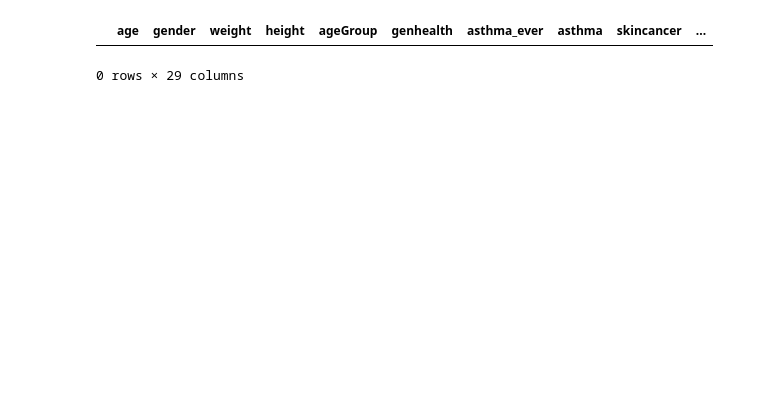
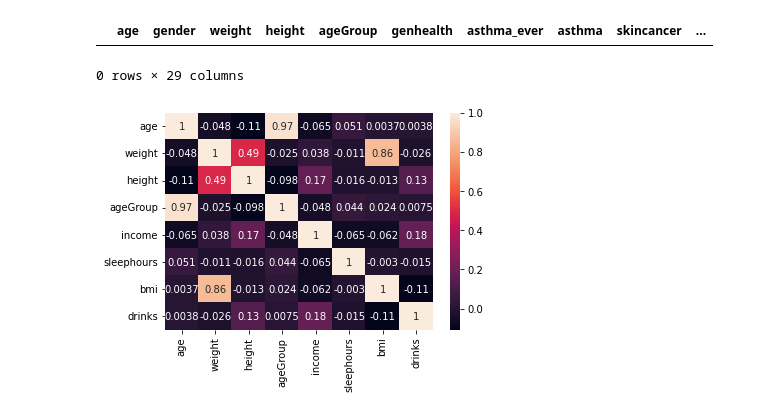
Before and after one commit to ArunGaonkar/HPCC-project, a Jupyter notebook: LLCP/LLCP_Preprocessing.ipynb, the cells around one changed output. Saved outputs shown, nothing was run; the diff lists cells and outputs as text; code cells hidden in the pictures; blank space fills up the shorter version.

```diff
--- a/LLCP/LLCP_Preprocessing.ipynb
+++ b/LLCP/LLCP_Preprocessing.ipynb
@@ -460,3 +619,11 @@ df3[df3.eq(5.397605346934028e-79).any(1)]
 # %% [output]
 |  | age | gender | weight | height | ageGroup | genhealth | asthma_ever | asthma | skincancer | ... |
 0 rows × 29 columns
+# %%
+# draw corelation heatmap of df3
+import seaborn as sns
+%matplotlib inline
+sns.heatmap(df3.corr(), annot=True)
+plt.show()
+# %% [output]
+[figure, added]
```
Also changed, not shown: parts of 29 cells of this notebook, 1 other file.
